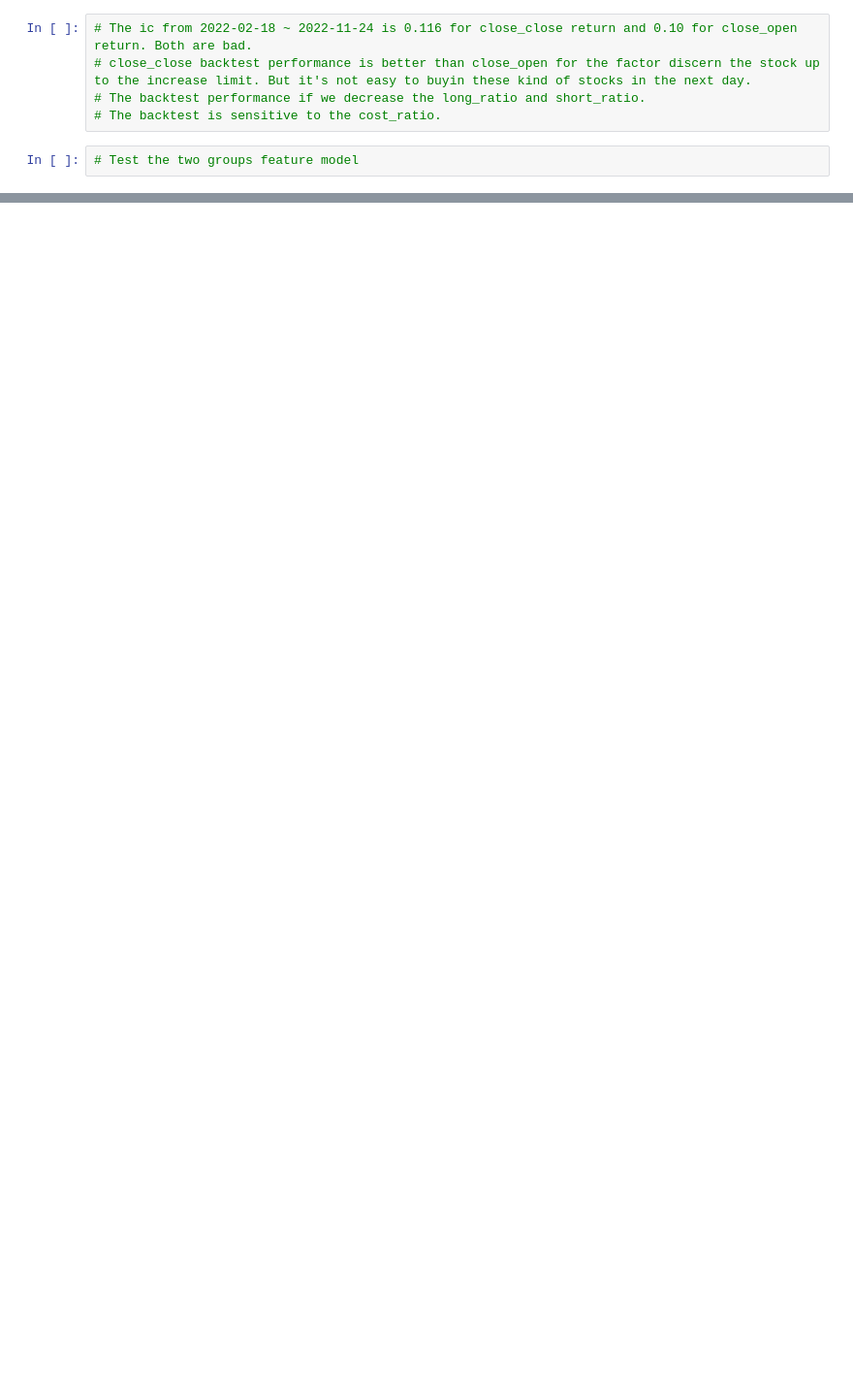
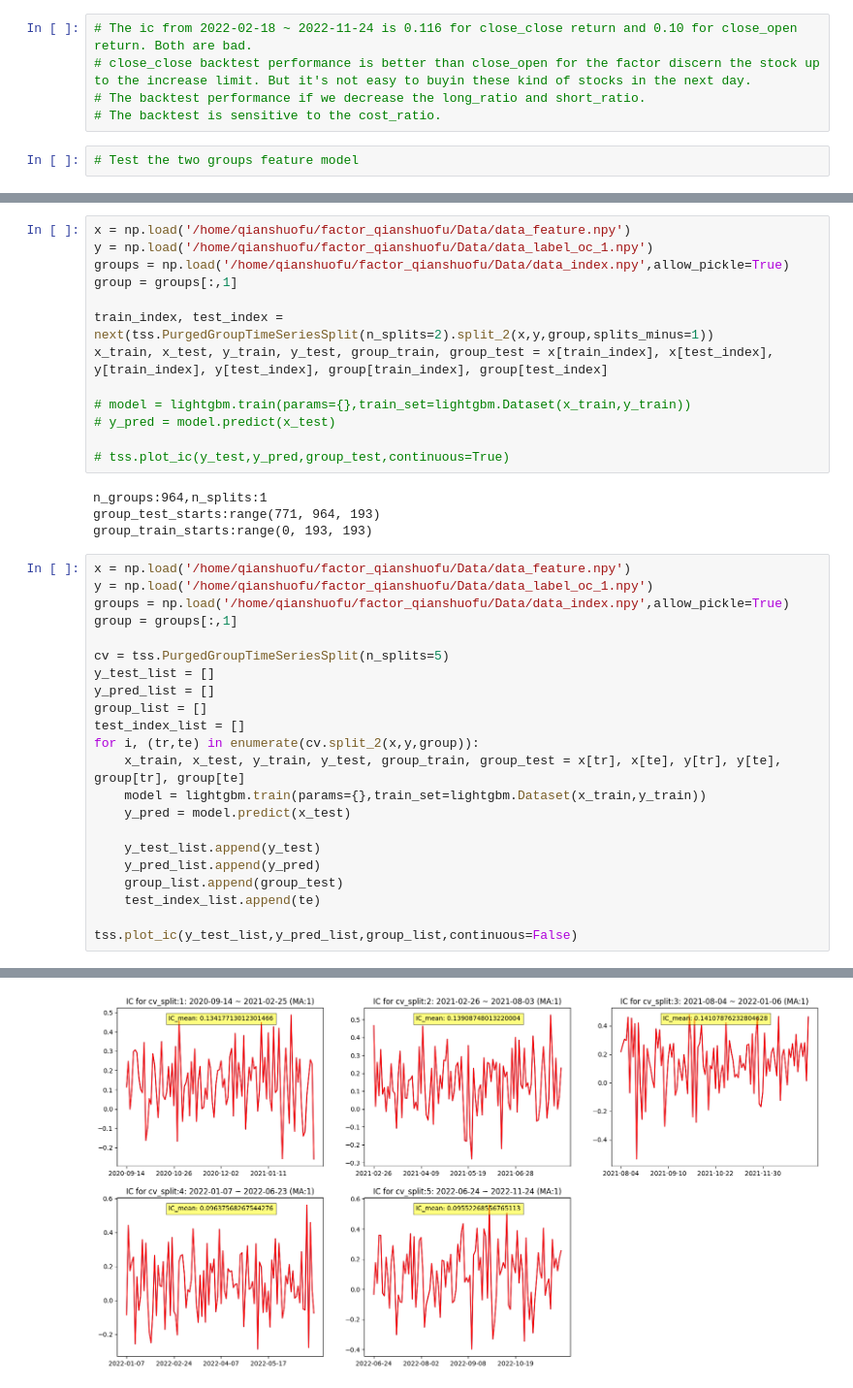
Before and after one commit to shuofu-qian/Yansheng_factor, a Jupyter notebook: 12_feature_lightgbm_2.ipynb, the cells around one changed output, grey strips where cells are left out. Shown at 97% size. Cells and saved outputs as stored; diff of their text form; blank space fills up the shorter version.

```diff
--- a/12_feature_lightgbm_2.ipynb
+++ b/12_feature_lightgbm_2.ipynb
@@ -140,0 +187,40 @@ You can set `force_col_wise=true` to remove the overhead.
+# %%
+x = np.load('/home/qianshuofu/factor_qianshuofu/Data/data_feature.npy')
+y = np.load('/home/qianshuofu/factor_qianshuofu/Data/data_label_oc_1.npy')
+groups = np.load('/home/qianshuofu/factor_qianshuofu/Data/data_index.npy',allow_pickle=True)
+group = groups[:,1]
+
+train_index, test_index = next(tss.PurgedGroupTimeSeriesSplit(n_splits=2).split_2(x,y,group,splits_minus=1))
+x_train, x_test, y_train, y_test, group_train, group_test = x[train_index], x[test_index], y[train_index], y[test_index], group[train_index], group[test_index]
+
+# model = lightgbm.train(params={},train_set=lightgbm.Dataset(x_train,y_train))
+# y_pred = model.predict(x_test)
+
+# tss.plot_ic(y_test,y_pred,group_test,continuous=True)
+# %% [output]
+n_groups:964,n_splits:1
+group_test_starts:range(771, 964, 193)
+group_train_starts:range(0, 193, 193)
+# %%
+x = np.load('/home/qianshuofu/factor_qianshuofu/Data/data_feature.npy')
+y = np.load('/home/qianshuofu/factor_qianshuofu/Data/data_label_oc_1.npy')
+groups = np.load('/home/qianshuofu/factor_qianshuofu/Data/data_index.npy',allow_pickle=True)
+group = groups[:,1]
+
+cv = tss.PurgedGroupTimeSeriesSplit(n_splits=5)
+y_test_list = []
+y_pred_list = []
+group_list = []
+test_index_list = []
+for i, (tr,te) in enumerate(cv.split_2(x,y,group)):
+    x_train, x_test, y_train, y_test, group_train, group_test = x[tr], x[te], y[tr], y[te], group[tr], group[te]
+    model = lightgbm.train(params={},train_set=lightgbm.Dataset(x_train,y_train))
+    y_pred = model.predict(x_test)
+
+    y_test_list.append(y_test)
+    y_pred_list.append(y_pred)
+    group_list.append(group_test)
+    test_index_list.append(te)
+
+tss.plot_ic(y_test_list,y_pred_list,group_list,continuous=False)
+# %% [output]
@@ -140,0 +244 @@ You can set `force_col_wise=true` to remove the overhead.
+[figure, added]
```
Also changed, not shown: parts of 24 cells of this notebook, 4 other files.
